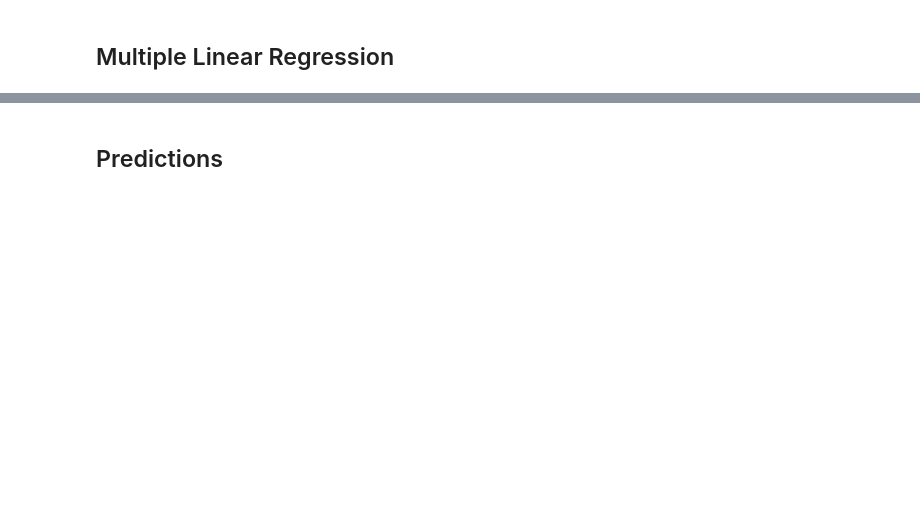
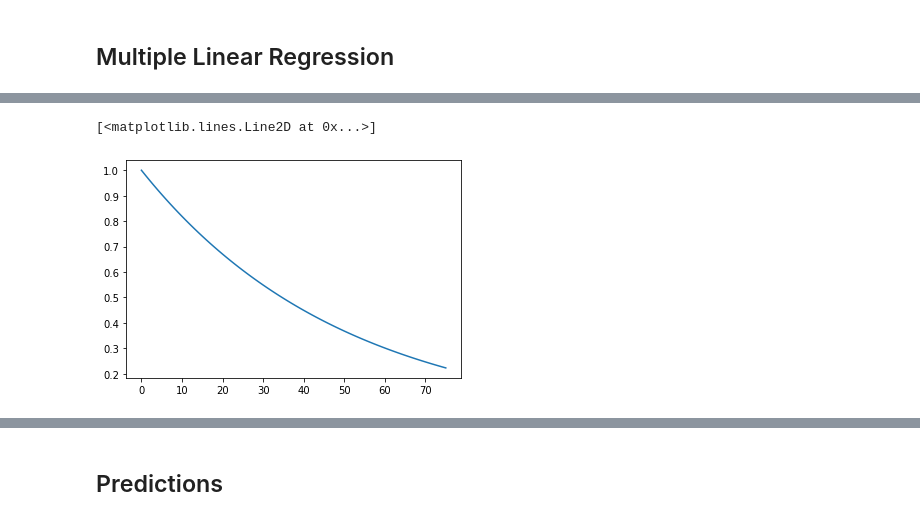
Before and after one commit to UBC-MOAD/analysis-armaan, a Jupyter notebook: notebooks/generalPredictions2.ipynb, the cells around one changed output, grey strips where cells are left out. Saved outputs shown, nothing was run; the diff lists cells and outputs as text; code cells hidden in the pictures; blank space fills up the shorter version.

```diff
--- a/notebooks/generalPredictions2.ipynb
+++ b/notebooks/generalPredictions2.ipynb
@@ -225 +221,11 @@ print(result.shape)
+# %%
+x = np.arange(0, 76)
+def g(x):
+    return 1/(1 + 0.5*np.exp((x - 15)/10))
+def f(x):
+    return np.exp(-x/50)
+plt.plot(x, f(x))
+# %% [output]
+[<matplotlib.lines.Line2D at 0x...>]
+[figure, added]
 # %%
```
Also changed, not shown: parts of 27 cells of this notebook.
